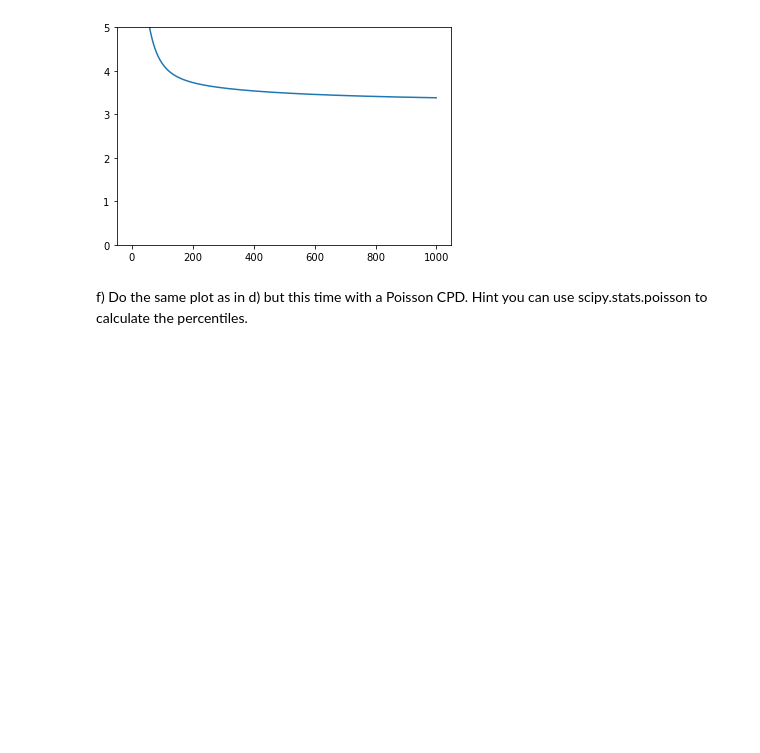
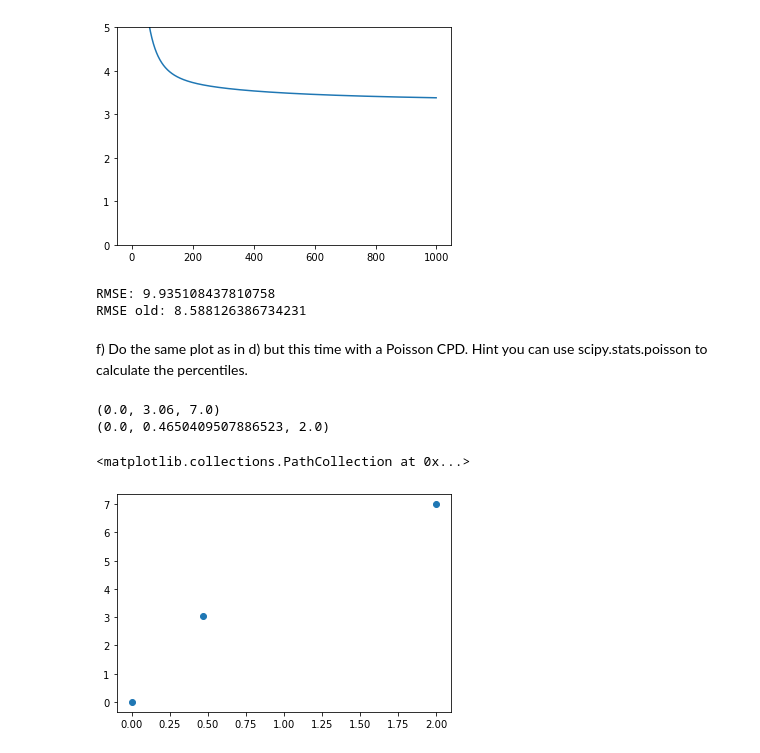
Before and after one commit to LasterSlaster/ML_A2, a Jupyter notebook: Linear_Regression_nolsg.ipynb, the cells around one changed output. Drawn from its saved outputs; the diff is of its cells as text; code cells hidden in the pictures; blank space fills up the shorter version.

```diff
--- a/Linear_Regression_nolsg.ipynb
+++ b/Linear_Regression_nolsg.ipynb
@@ -260,5 +249,40 @@ plt.ylim(0,5)
 # %% [output]
 (0.0, 5.0)
 [figure]
+# %%
+y_pred_poi = np.matmul(Xte, w).T
+
+y_pred_poi.shape
+#yte.shape
+
+MSE_poi = np.mean(np.square((y_pred_poi.flatten() - yte.flatten())))
+
+print("RMSE:", np.sqrt(MSE_poi))
+
+print("RMSE old:", np.sqrt(MSE))
+# %% [output]
+RMSE: 9.935108437810758
+RMSE old: 8.588126386734231
 # %% [markdown]
 f) Do the same plot as in d) but this time with a Poisson CPD. Hint you can use scipy.stats.poisson to calculate the percentiles.
+# %%
+from scipy.stats import poisson
+
+def poisson_perc(y):
+    mu = np.mean(y)
+    perc_025 = poisson.ppf(0.025, mu)
+    perc_975 = poisson.ppf(0.975, mu)
+    return perc_025, mu, perc_975
+
+perc_yte_poi = poisson_perc(yte)
+perc_y_pred_poi = poisson_perc(y_pred_poi)
+
+print(perc_yte_poi)
+print(perc_y_pred_poi)
+
+plt.scatter(perc_y_pred_poi, perc_yte_poi)
+# %% [output]
+(0.0, 3.06, 7.0)
+(0.0, 0.4650409507886523, 2.0)
+<matplotlib.collections.PathCollection at 0x...>
+[figure, added]
```
Also changed, not shown: parts of 2 cells of this notebook.
